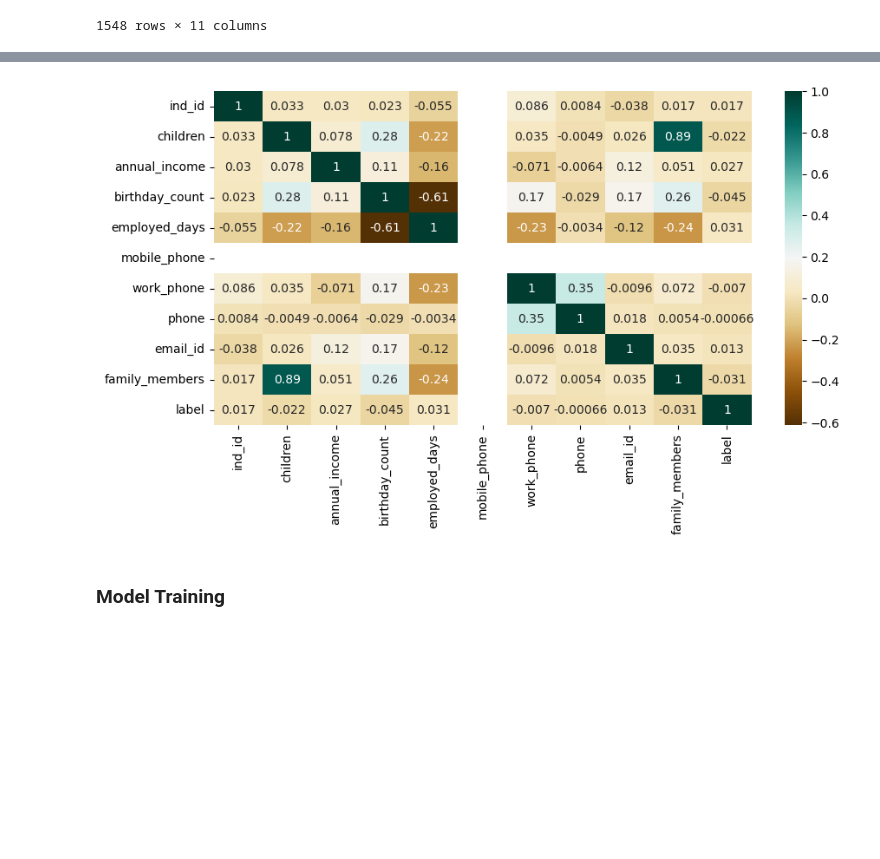
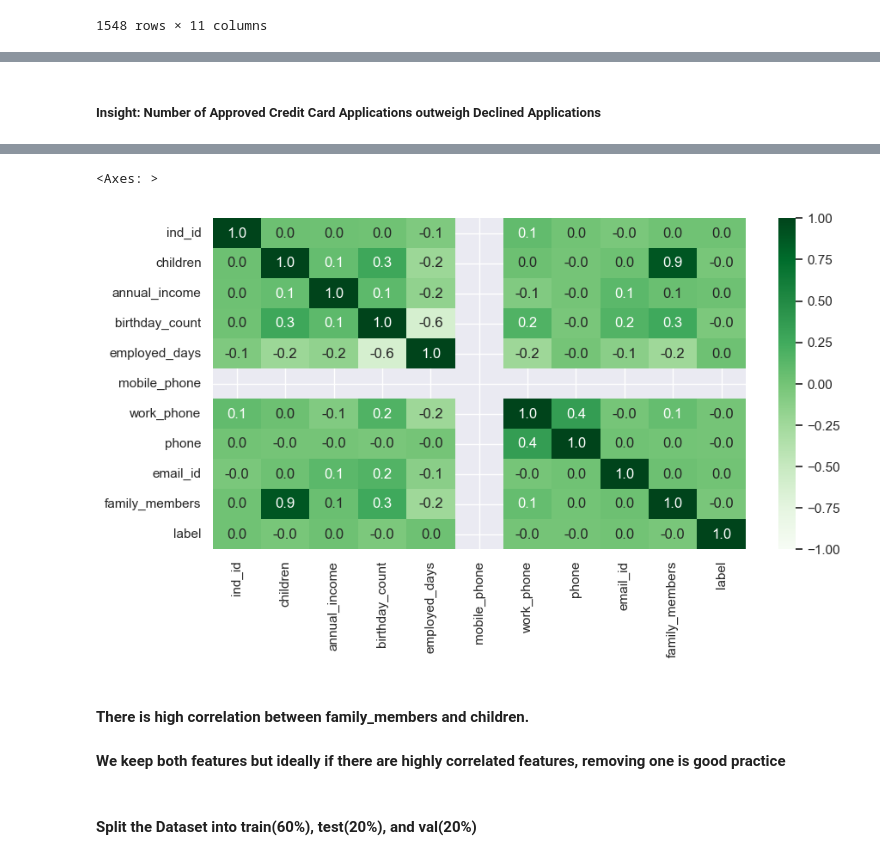
Before and after one commit to sam47-asfaw/bank-customer-churn-classification, a Jupyter notebook: midterm_project.ipynb, the cells around one changed output, grey strips where cells are left out. Saved outputs shown, nothing was run; the diff lists cells and outputs as text; code cells hidden in the pictures; blank space fills up the shorter version.

```diff
--- a/midterm_project.ipynb
+++ b/midterm_project.ipynb
@@ -207,0 +208,6 @@ def univariate_analysis(series, title, size, rotation):
+# %%
+#plotting the feature distributions
+sns.set(rc={'figure.figsize':(15, 6)})
+sns.pairplot(data=df, hue='label')
+plt.xticks(rotation=45)
+plt.show()
@@ -220,6 +225,7 @@ univariate_analysis(df.type_occupation, "Occupation Type", (12, 8), 45)
+# %% [markdown]
+##### Insight: Number of Approved Credit Card Applications outweigh Declined Applications
 # %%
 plt.figure(figsize=(10,5))
-corr_matrix= df.corr(numeric_only=True)
-sns.heatmap(corr_matrix,cmap="BrBG",annot=True)
-corr_matrix
+corr_matrix= df.corr(numeric_only=True).round(3)
+sns.heatmap(corr_matrix, annot=True, cmap='Greens', vmin=-1, vmax= 1, fmt=".1f")
 # %% [output]
@@ -238,3 +232,2 @@ corr_matrix
+<Axes: >
-[figure, old version]
+[figure, new version]
-# %% [markdown]
-### Model Training
@@ -248,0 +234,5 @@ from xgboost import XGBClassifier
+# %% [markdown]
+#### There is high correlation between family_members and children.
+#### We keep both features but ideally if there are highly correlated features, removing one is good practice
+# %% [markdown]
+#### Split the Dataset into train(60%), test(20%), and val(20%)
```
Also changed, not shown: parts of 30 cells of this notebook.
